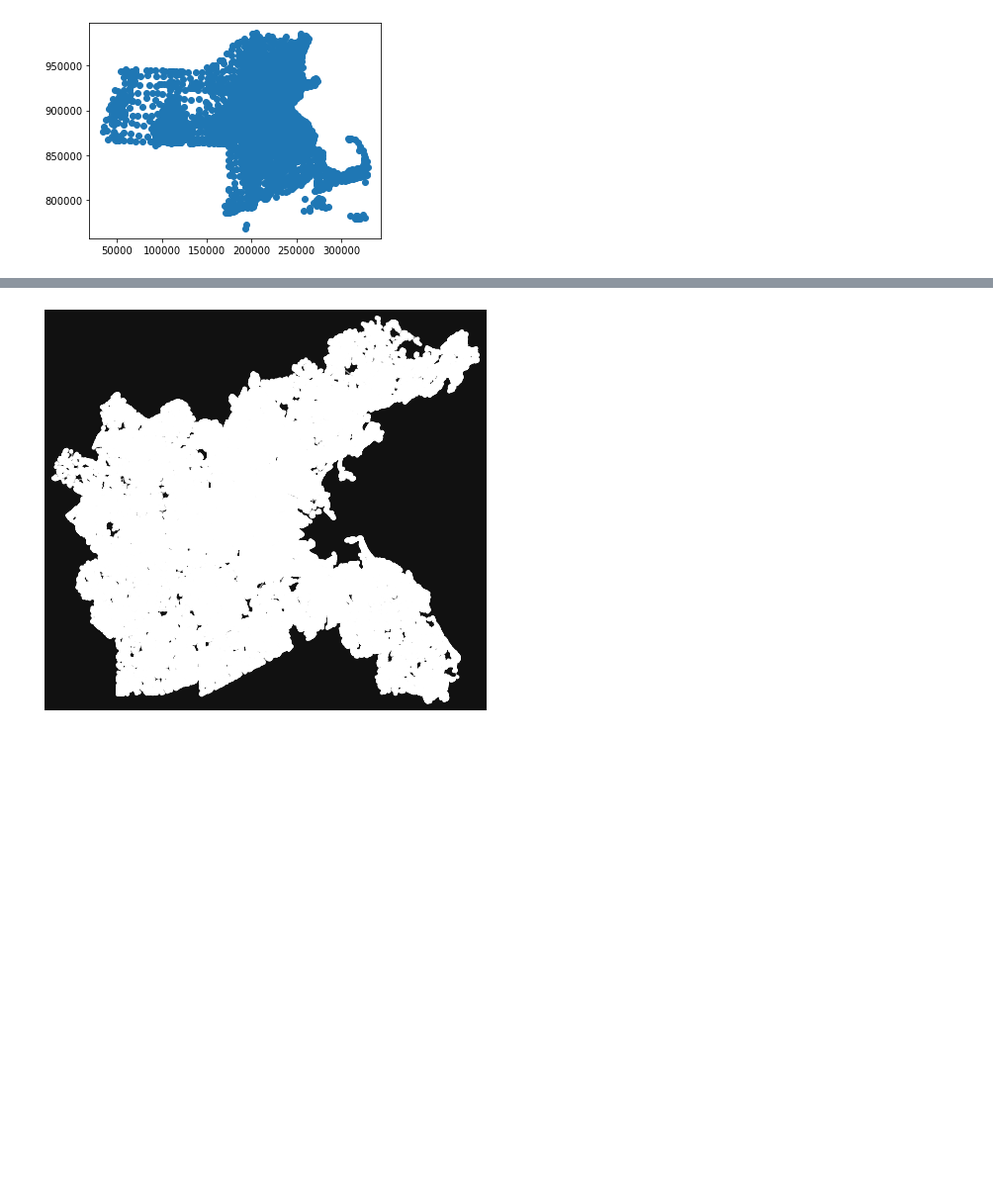
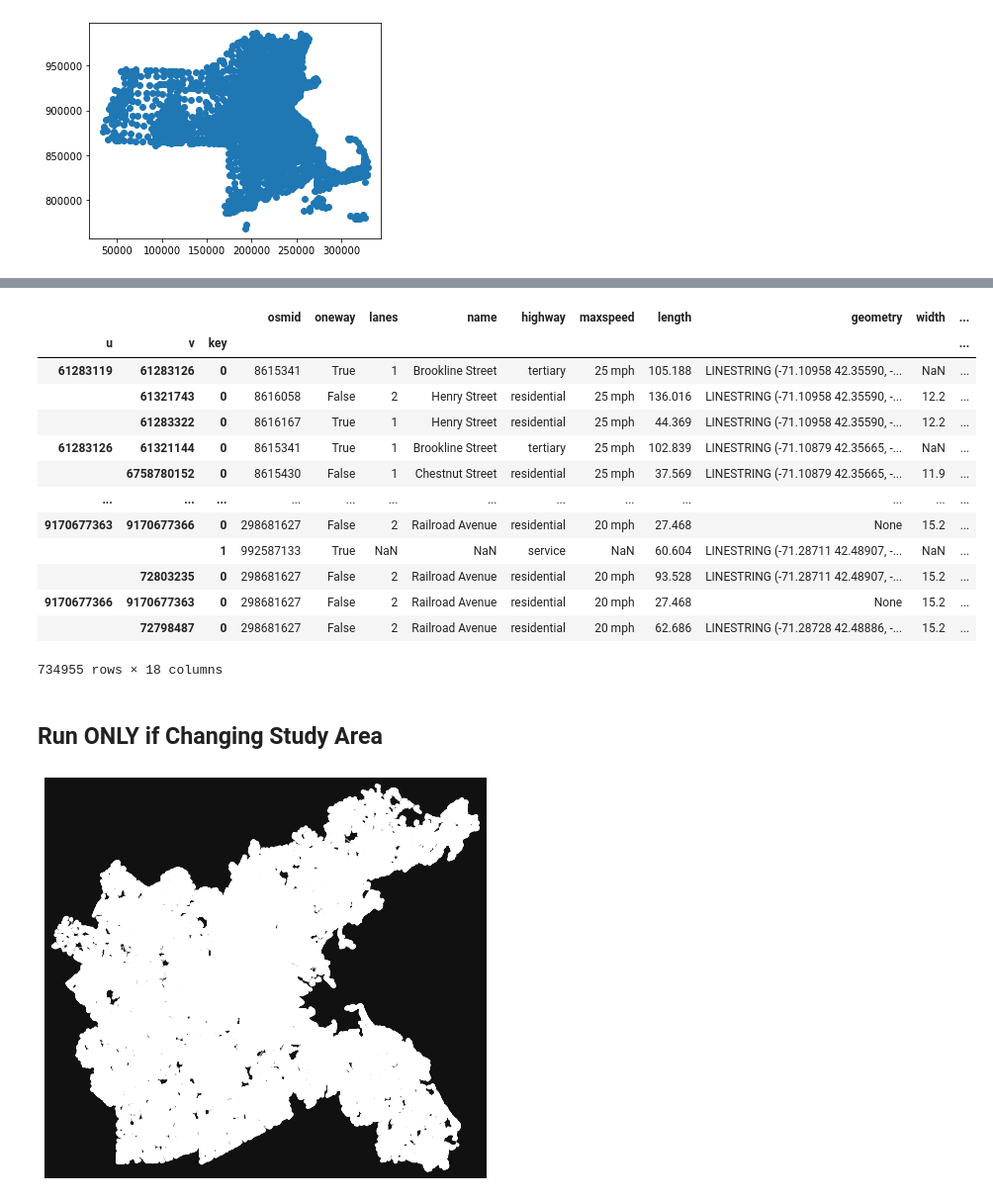
Before and after one commit to mmatkinson7/Ped_Bike_Skims_OSM, a Jupyter notebook: Bike_Ped_Skims_OSM.ipynb, the cells around one changed output, grey strips where cells are left out. Shown at 99% size. Drawn from its saved outputs; the diff is of its cells as text; code cells hidden in the pictures; blank space fills up the shorter version.

```diff
--- a/Bike_Ped_Skims_OSM.ipynb
+++ b/Bike_Ped_Skims_OSM.ipynb
@@ -40,0 +53,5 @@ centroids.plot()
+# %%
+#print(bike_net.edges(keys=True, data=True))
+bike_edges = osmnx.utils_graph.graph_to_gdfs(bike_net, nodes = False, edges = True,
+                                             node_geometry = False, fill_edge_geometry = False)
+bike_edges.head()
@@ -40,0 +66,22 @@ centroids.plot()
+# %%
+pd.set_option('display.max_rows', 100)
+pd.set_option('display.max_columns', 50)
+
+bike_edges
+# %% [output]
+|  |  |  | osmid | oneway | lanes | name | highway | maxspeed | length | geometry | width | ... |
+| u | v | key |  |  |  |  |  |  |  |  |  | ... |
+| 61283119 | 61283126 | 0 | 8615341 | True | 1 | Brookline Street | tertiary | 25 mph | 105.188 | LINESTRING (-71.10958 42.35590, -... | NaN | ... |
+|  | 61321743 | 0 | 8616058 | False | 2 | Henry Street | residential | 25 mph | 136.016 | LINESTRING (-71.10958 42.35590, -... | 12.2 | ... |
+|  | 61283322 | 0 | 8616167 | True | 1 | Henry Street | residential | 25 mph | 44.369 | LINESTRING (-71.10958 42.35590, -... | 12.2 | ... |
+| 61283126 | 61321144 | 0 | 8615341 | True | 1 | Brookline Street | tertiary | 25 mph | 102.839 | LINESTRING (-71.10879 42.35665, -... | NaN | ... |
+|  | 6758780152 | 0 | 8615430 | False | 1 | Chestnut Street | residential | 25 mph | 37.569 | LINESTRING (-71.10879 42.35665, -... | 11.9 | ... |
+| ... | ... | ... | ... | ... | ... | ... | ... | ... | ... | ... | ... | ... |
+| 9170677363 | 9170677366 | 0 | 298681627 | False | 2 | Railroad Avenue | residential | 20 mph | 27.468 | None | 15.2 | ... |
+|  |  | 1 | 992587133 | True | NaN | NaN | service | NaN | 60.604 | LINESTRING (-71.28711 42.48907, -... | NaN | ... |
+|  | 72803235 | 0 | 298681627 | False | 2 | Railroad Avenue | residential | 20 mph | 93.528 | LINESTRING (-71.28711 42.48907, -... | 15.2 | ... |
+| 9170677366 | 9170677363 | 0 | 298681627 | False | 2 | Railroad Avenue | residential | 20 mph | 27.468 | None | 15.2 | ... |
+|  | 72798487 | 0 | 298681627 | False | 2 | Railroad Avenue | residential | 20 mph | 62.686 | LINESTRING (-71.28728 42.48886, -... | 15.2 | ... |
+734955 rows × 18 columns
+# %% [markdown]
+## Run ONLY if Changing Study Area
```
Also changed, not shown: parts of 15 cells of this notebook.
